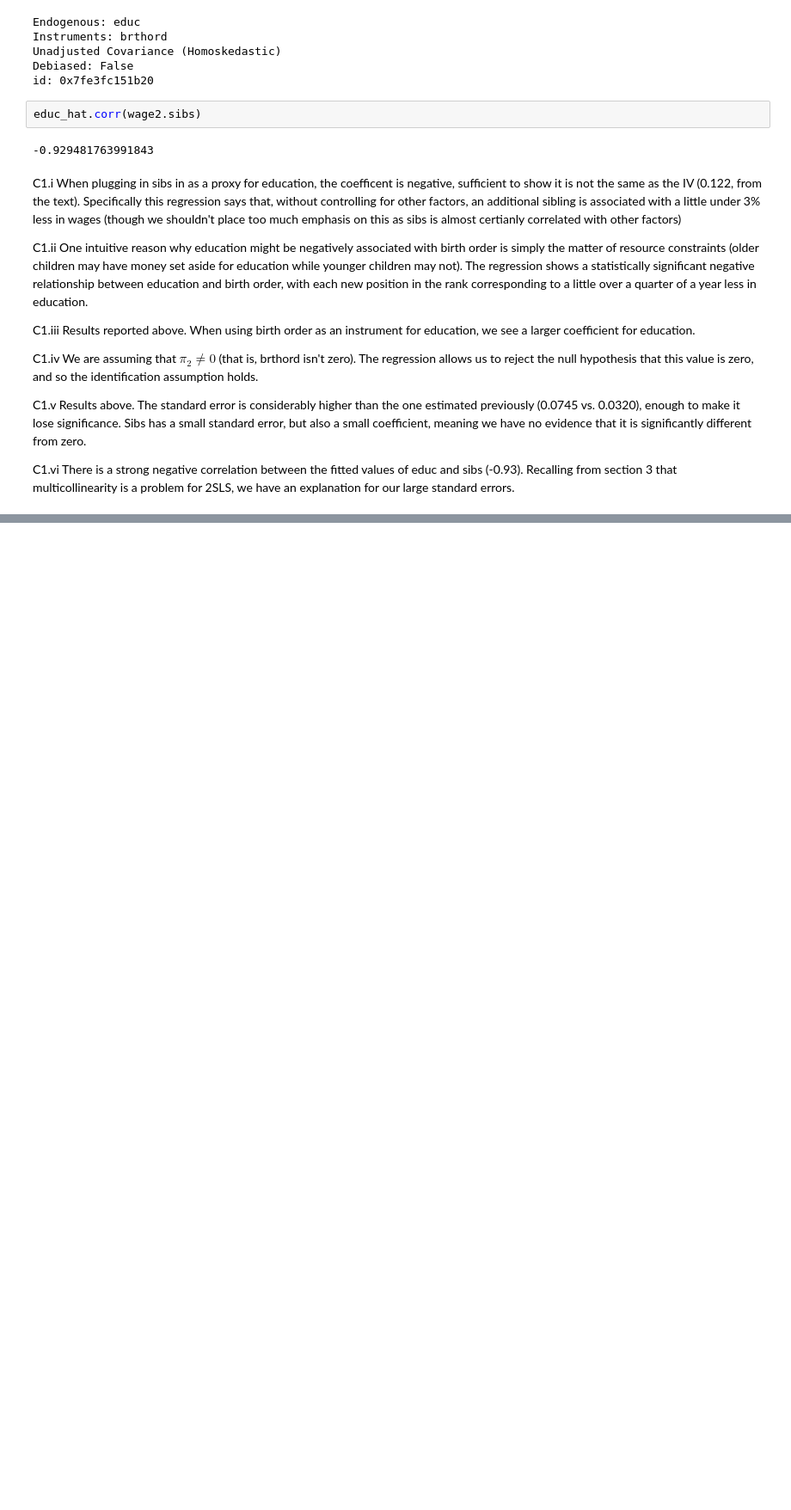
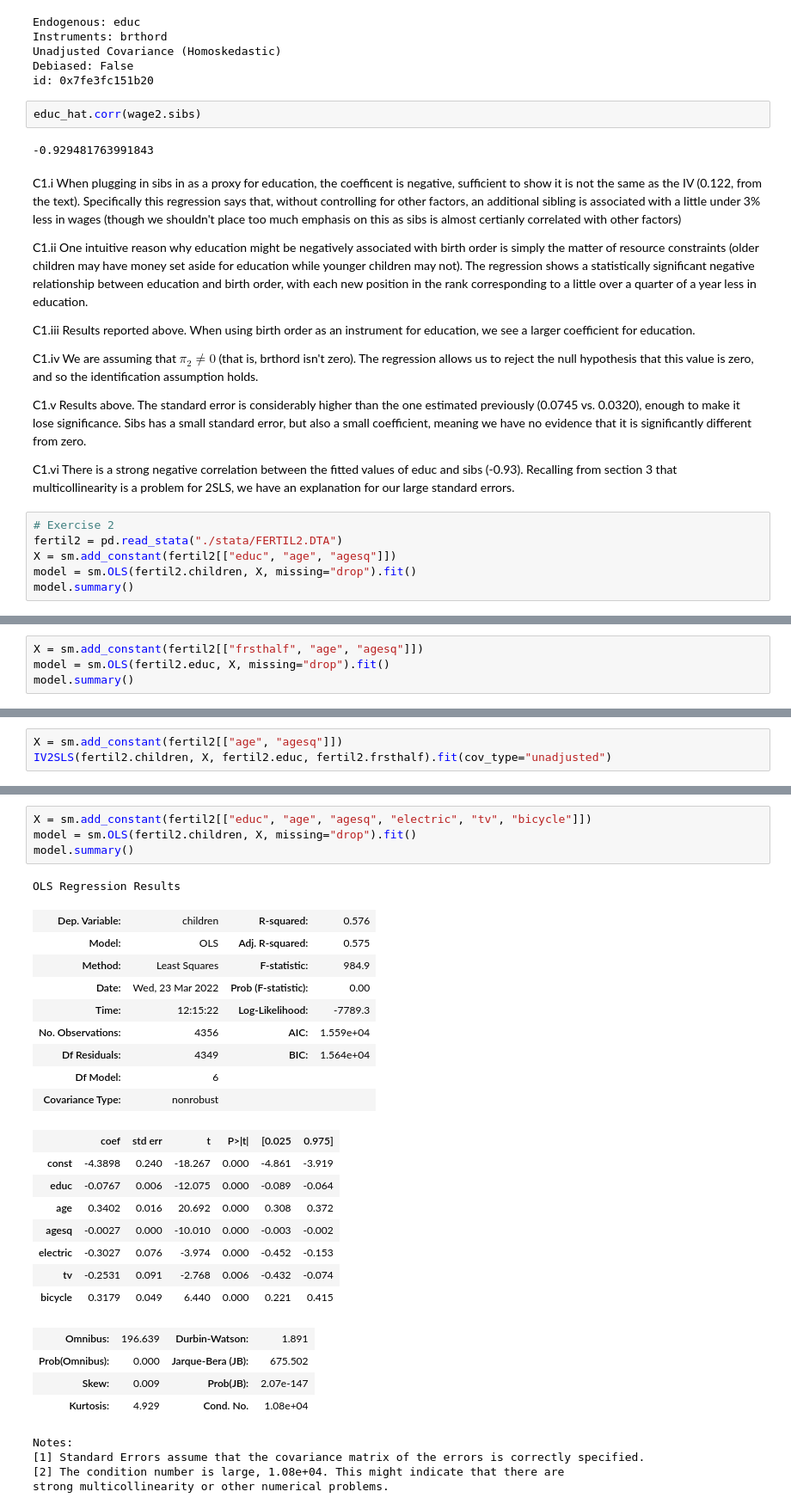
Before and after one commit to systemchalk/wooldridge_workbook, a Jupyter notebook: ch15.ipynb, the cells around one changed output, grey strips where cells are left out. Shown at 86% size. Cells and saved outputs as stored; diff of their text form; blank space fills up the shorter version.

```diff
--- a/ch15.ipynb
+++ b/ch15.ipynb
@@ -143,3 +143,9 @@ C1.iv We are assuming that $\pi_2 \neq 0$ (that is, brthord isn't zero). The reg
 C1.v Results above. The standard error is considerably higher than the one estimated previously (0.0745 vs. 0.0320), enough to make it lose significance. Sibs has a small standard error, but also a small coefficient, meaning we have no evidence that it is significantly different from zero.
 
 C1.vi There is a strong negative correlation between the fitted values of educ and sibs (-0.93). Recalling from section 3 that multicollinearity is a problem for 2SLS, we have an explanation for our large standard errors.
+# %%
+# Exercise 2
+fertil2 = pd.read_stata("./stata/FERTIL2.DTA")
+X = sm.add_constant(fertil2[["educ", "age", "agesq"]])
+model = sm.OLS(fertil2.children, X, missing="drop").fit()
+model.summary()
@@ -145,0 +176,4 @@ C1.vi There is a strong negative correlation between the fitted values of educ a
+# %%
+X = sm.add_constant(fertil2[["frsthalf", "age", "agesq"]])
+model = sm.OLS(fertil2.educ, X, missing="drop").fit()
+model.summary()
@@ -145,0 +204,3 @@ C1.vi There is a strong negative correlation between the fitted values of educ a
+# %%
+X = sm.add_constant(fertil2[["age", "agesq"]])
+IV2SLS(fertil2.children, X, fertil2.educ, fertil2.frsthalf).fit(cov_type="unadjusted")
@@ -145,0 +227,31 @@ C1.vi There is a strong negative correlation between the fitted values of educ a
+# %%
+X = sm.add_constant(fertil2[["educ", "age", "agesq", "electric", "tv", "bicycle"]])
+model = sm.OLS(fertil2.children, X, missing="drop").fit()
+model.summary()
+# %% [output]
+OLS Regression Results
+| Dep. Variable: | children | R-squared: | 0.576 |
+| Model: | OLS | Adj. R-squared: | 0.575 |
+| Method: | Least Squares | F-statistic: | 984.9 |
+| Date: | Wed, 23 Mar 2022 | Prob (F-statistic): | 0.00 |
+| Time: | 12:15:22 | Log-Likelihood: | -7789.3 |
+| No. Observations: | 4356 | AIC: | 1.559e+04 |
+| Df Residuals: | 4349 | BIC: | 1.564e+04 |
+| Df Model: | 6 |  |  |
+| Covariance Type: | nonrobust |  |  |
+|  | coef | std err | t | P>|t| | [0.025 | 0.975] |
+| const | -4.3898 | 0.240 | -18.267 | 0.000 | -4.861 | -3.919 |
+| educ | -0.0767 | 0.006 | -12.075 | 0.000 | -0.089 | -0.064 |
+| age | 0.3402 | 0.016 | 20.692 | 0.000 | 0.308 | 0.372 |
+| agesq | -0.0027 | 0.000 | -10.010 | 0.000 | -0.003 | -0.002 |
+| electric | -0.3027 | 0.076 | -3.974 | 0.000 | -0.452 | -0.153 |
+| tv | -0.2531 | 0.091 | -2.768 | 0.006 | -0.432 | -0.074 |
+| bicycle | 0.3179 | 0.049 | 6.440 | 0.000 | 0.221 | 0.415 |
+| Omnibus: | 196.639 | Durbin-Watson: | 1.891 |
+| Prob(Omnibus): | 0.000 | Jarque-Bera (JB): | 675.502 |
+| Skew: | 0.009 | Prob(JB): | 2.07e-147 |
+| Kurtosis: | 4.929 | Cond. No. | 1.08e+04 |
+Notes:
+[1] Standard Errors assume that the covariance matrix of the errors is correctly specified.
+[2] The condition number is large, 1.08e+04. This might indicate that there are
+strong multicollinearity or other numerical problems.
```
Also changed, not shown: parts of 6 cells of this notebook.
